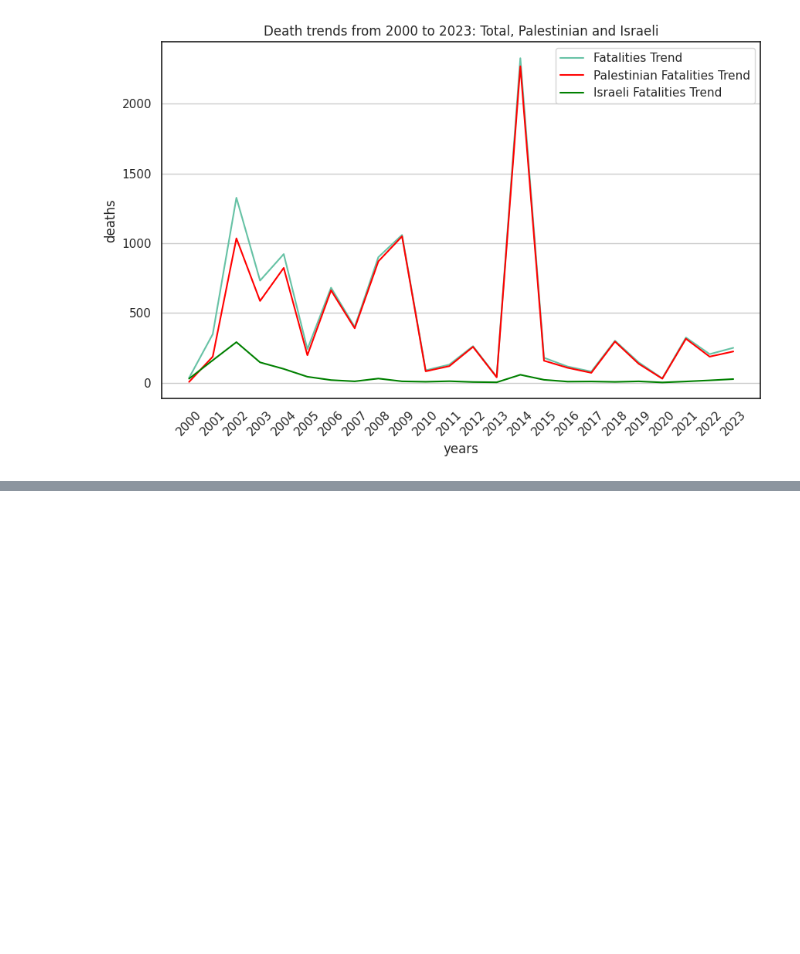
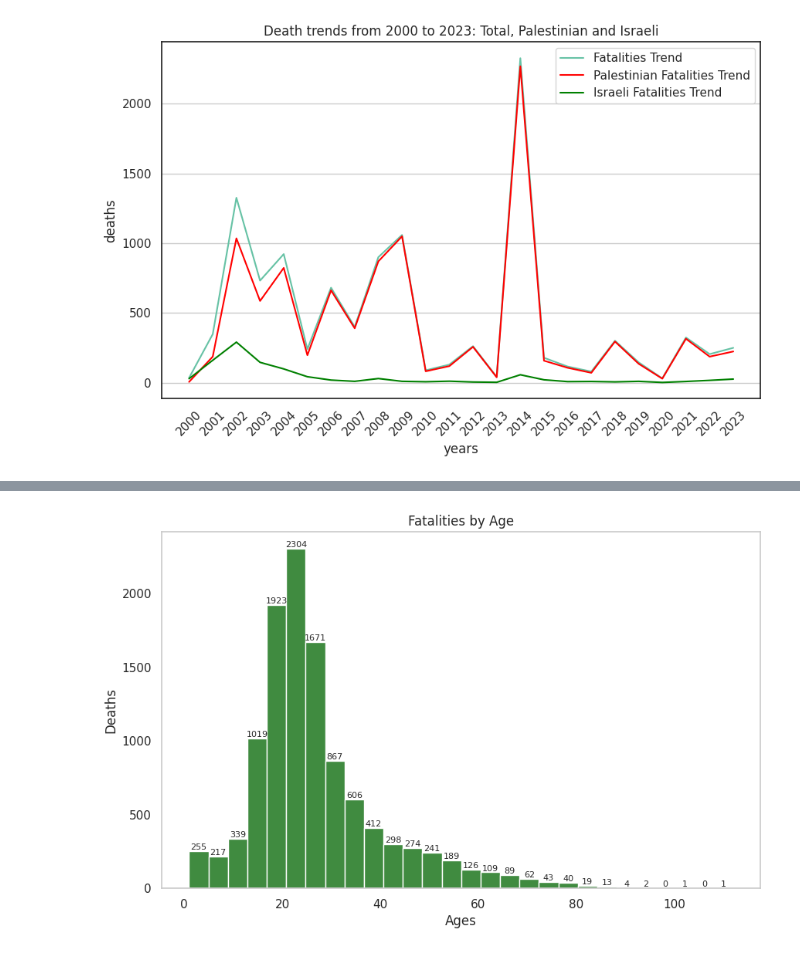
Before and after one commit to exdsgift/IPC-MideastAnalytics, a Jupyter notebook: Fatalities_Project.ipynb, the cells around one changed output, grey strips where cells are left out. Cells and saved outputs as stored; diff of their text form; code cells hidden in the pictures; blank space fills up the shorter version.

```diff
--- a/Fatalities_Project.ipynb
+++ b/Fatalities_Project.ipynb
@@ -439,0 +472,18 @@ plt.show()
+# %%
+plt.figure(figsize=(10, 6))
+plt.title('Fatalities by Age')
+plt.xlabel('Ages')
+plt.ylabel('Deaths')
+
+ax = sns.histplot(fatalities_df['age'], bins=28, stat='count', color='darkgreen')
+
+plt.yticks()
+plt.grid(False)
+
+for rect in ax.patches:
+    height = rect.get_height()
+    plt.text(rect.get_x() + rect.get_width() / 2, height, f'{int(height)}', ha='center', va='bottom', fontsize=8)
+
+plt.show()
+# %% [output]
+[figure, added]
```
Also changed, not shown: parts of 5 cells of this notebook.
